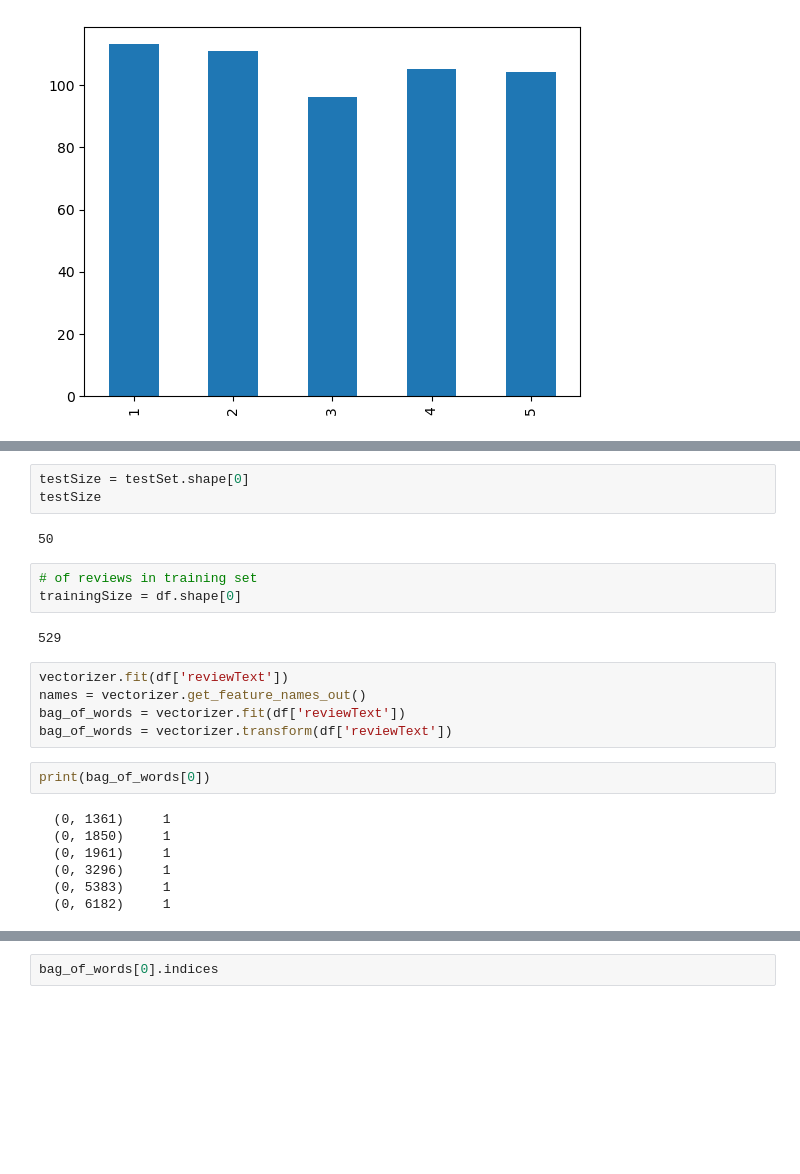
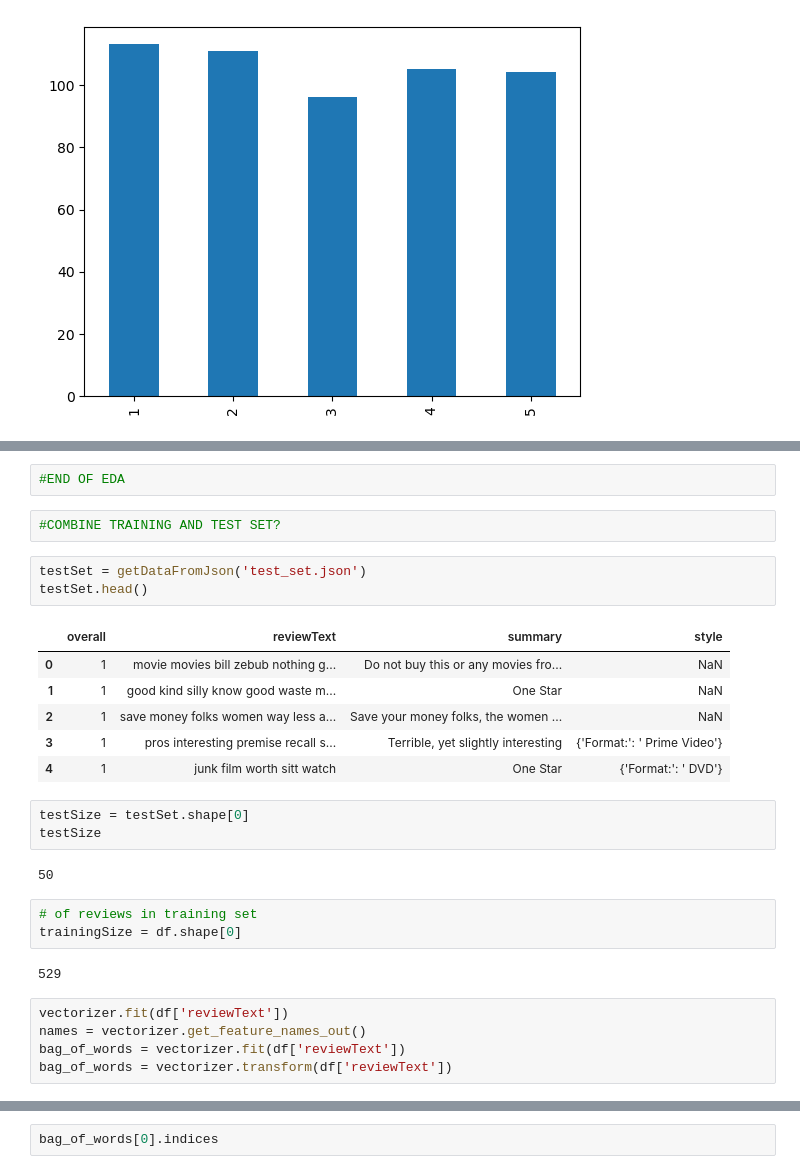
Before and after one commit to darrkest/CS105_Final_Project, a Jupyter notebook: CS105_FinalProject.ipynb, the cells around one changed output, grey strips where cells are left out. Cells and saved outputs as stored; diff of their text form; blank space fills up the shorter version.

```diff
--- a/CS105_FinalProject.ipynb
+++ b/CS105_FinalProject.ipynb
@@ -162,24 +137,29 @@ testSet
-# %%
-testSize = testSet.shape[0]
-testSize
-# %% [output]
-50
-# %%
-# of reviews in training set
-trainingSize = df.shape[0]
-# %% [output]
-529
+# %%
+#END OF EDA
+# %%
+#COMBINE TRAINING AND TEST SET?
+# %%
+testSet = getDataFromJson('test_set.json')
+testSet.head()
+# %% [output]
+|  | overall | reviewText | summary | style |
+| 0 | 1 | movie movies bill zebub nothing g... | Do not buy this or any movies fro... | NaN |
+| 1 | 1 | good kind silly know good waste m... | One Star | NaN |
+| 2 | 1 | save money folks women way less a... | Save your money folks, the women ... | NaN |
+| 3 | 1 | pros interesting premise recall s... | Terrible, yet slightly interesting | {'Format:': ' Prime Video'} |
+| 4 | 1 | junk film worth sitt watch | One Star | {'Format:': ' DVD'} |
+# %%
+testSize = testSet.shape[0]
+testSize
+# %% [output]
+50
+# %%
+# of reviews in training set
+trainingSize = df.shape[0]
+# %% [output]
+529
 # %%
 vectorizer.fit(df['reviewText'])
 names = vectorizer.get_feature_names_out()
 bag_of_words = vectorizer.fit(df['reviewText'])
 bag_of_words = vectorizer.transform(df['reviewText'])
-# %%
-print(bag_of_words[0])
-# %% [output]
-  (0, 1361)     1
-  (0, 1850)     1
-  (0, 1961)     1
-  (0, 3296)     1
-  (0, 5383)     1
-  (0, 6182)     1
```
Also changed, not shown: parts of 26 cells of this notebook.
